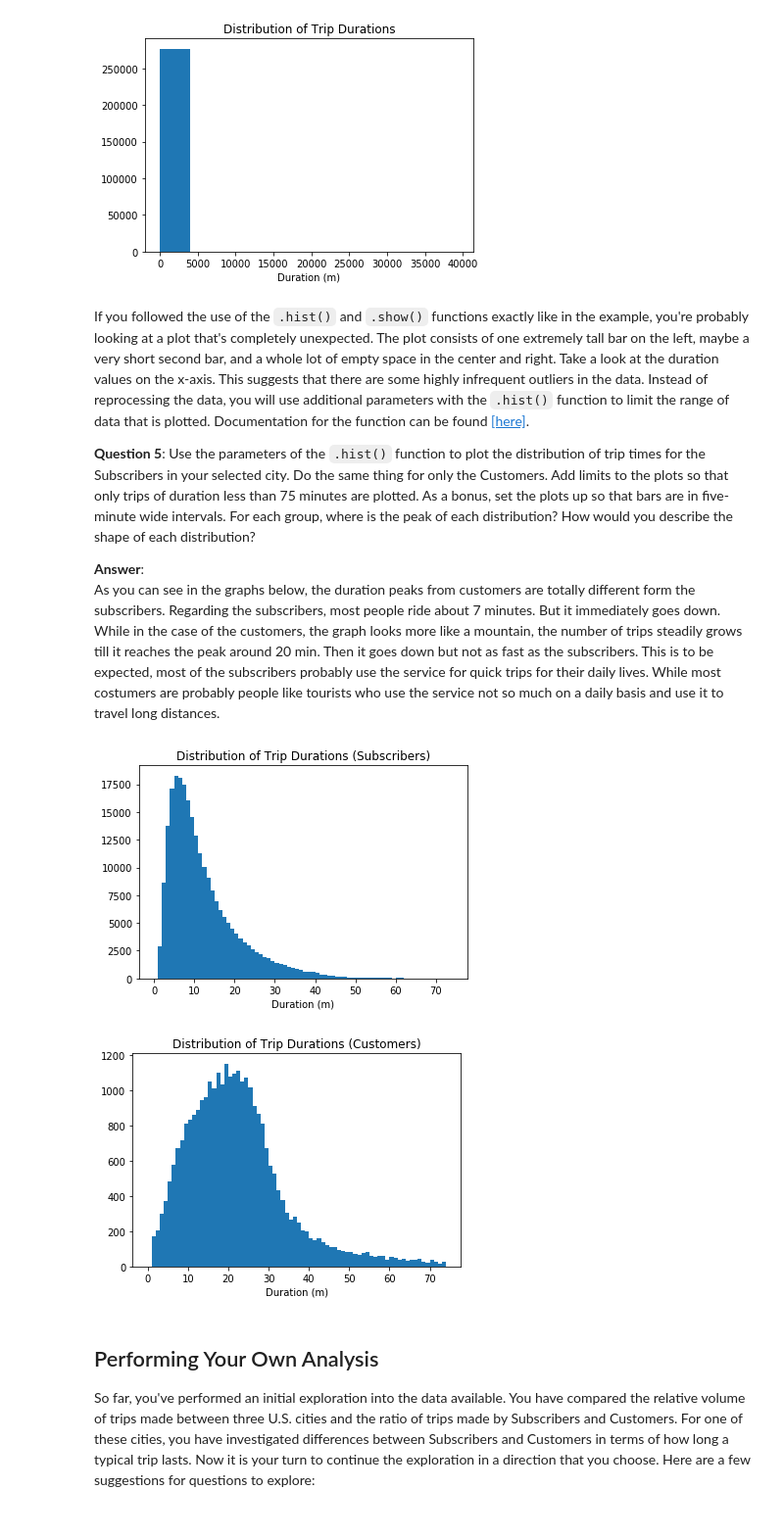
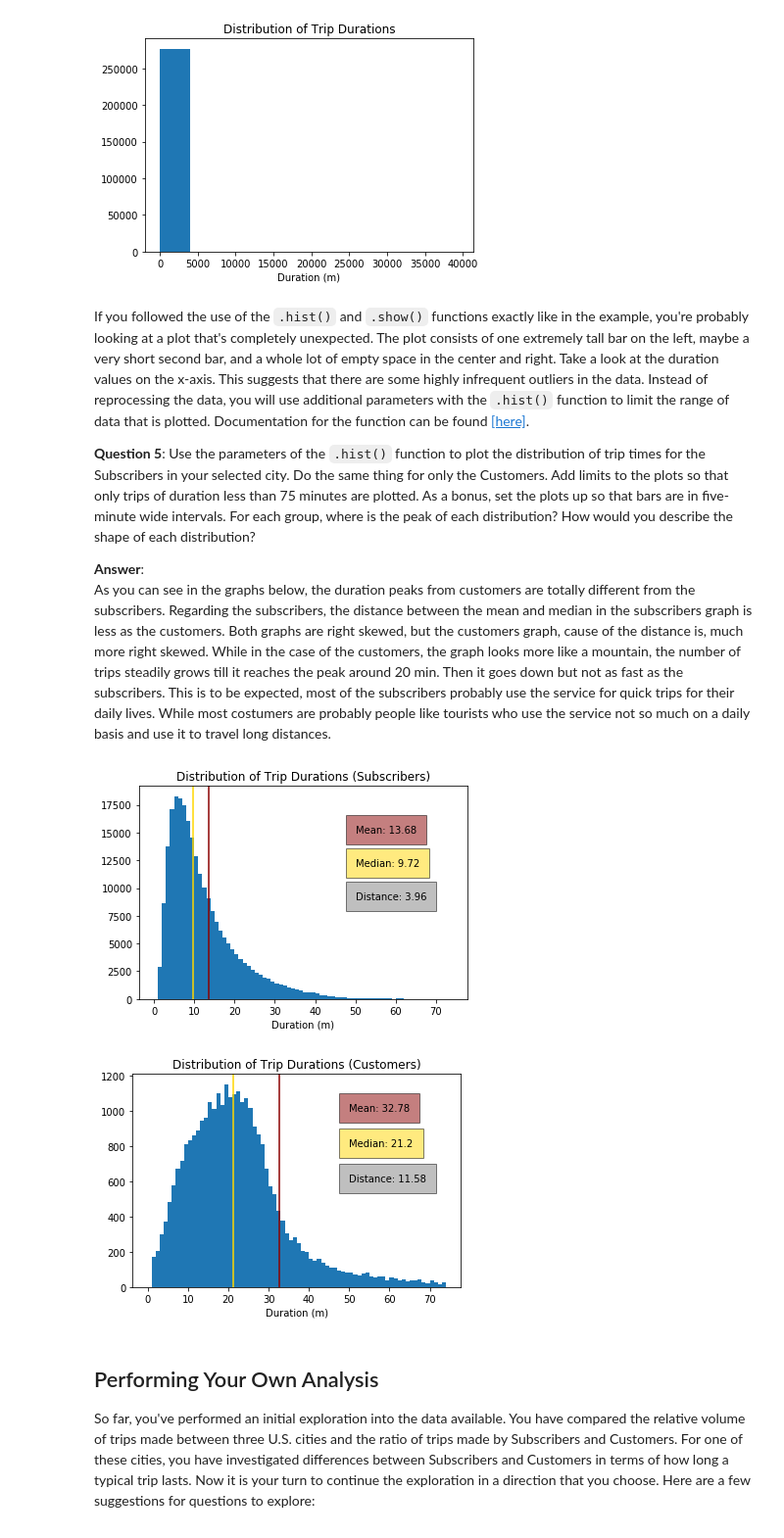
Before and after one commit to davincilisapaly/Udacity---Data-Analyst---Bike-Share-Data, a Jupyter notebook: Bike_Share_Analysis.ipynb, the cells around one changed output. Shown at 98% size. Cells and saved outputs as stored; diff of their text form; code cells hidden in the pictures.

```diff
--- a/Bike_Share_Analysis.ipynb
+++ b/Bike_Share_Analysis.ipynb
@@ -513,35 +515,53 @@ If you followed the use of the `.hist()` and `.show()` functions exactly like in
 **Question 5**: Use the parameters of the `.hist()` function to plot the distribution of trip times for the Subscribers in your selected city. Do the same thing for only the Customers. Add limits to the plots so that only trips of duration less than 75 minutes are plotted. As a bonus, set the plots up so that bars are in five-minute wide intervals. For each group, where is the peak of each distribution? How would you describe the shape of each distribution?
 
 **Answer**:
-As you can see in the graphs below, the duration peaks from customers are totally different form the subscribers. Regarding the subscribers, most people ride about 7 minutes. But it immediately goes down. While in the case of the customers, the graph looks more like a mountain, the number of trips steadily grows till it reaches the peak around 20 min. Then it goes down but not as fast as the subscribers. This is to be expected, most of the subscribers probably use the service for quick trips for their daily lives. While most costumers are probably people like tourists who use the service not so much on a daily basis and use it to travel long distances.
+As you can see in the graphs below, the duration peaks from customers are totally different from the subscribers. Regarding the subscribers, the distance between the mean and median in the subscribers graph is less as the customers. Both graphs are right skewed, but the customers graph, cause of the distance is, much more right skewed. While in the case of the customers, the graph looks more like a mountain, the number of trips steadily grows till it reaches the peak around 20 min. Then it goes down but not as fast as the subscribers. This is to be expected, most of the subscribers probably use the service for quick trips for their daily lives. While most costumers are probably people like tourists who use the service not so much on a daily basis and use it to travel long distances.
 # %%
 def dist_duration(filename):
     with open(filename, 'r') as f_in:
         reader = csv.DictReader(f_in)
-        array_subscriber = []
-        array_costumer = []
-        index = 0
+        list_subscriber = []
+        list_costumer = []
         for row in reader:
             if row['user_type'] == 'Subscriber':
-                array_subscriber.append(float(row['duration']))
+                list_subscriber.append(float(row['duration']))
             else:
-                array_costumer.append(float(row['duration']))
-    return array_subscriber, array_costumer
+                list_costumer.append(float(row['duration']))
+    return list_subscriber, list_costumer
+
+list_subscriber = dist_duration(data_file1)[0]
+list_costumer = dist_duration(data_file1)[1]
+
+mean_list_costumer = round(np.mean(list_costumer), 2)
+mean_list_subscriber = round(np.mean(list_subscriber), 2)
+
+median_list_costumer = round(np.median(list_costumer), 2)
+median_list_subscriber = round(np.median(list_subscriber), 2)
 
 %matplotlib inline
-plt.hist(dist_duration(data_file1)[0], bins=range(0, 75))
+plt.hist(list_subscriber, bins=range(0, 75))
+plt.axvline(np.mean(list_subscriber), color='darkred')
+plt.axvline(np.median(list_subscriber), color='gold')
+plt.text(50, 15000, 'Mean: {}'.format(mean_list_subscriber),bbox={'facecolor':'darkred', 'alpha':0.5, 'pad':10})
+plt.text(50, 12000, 'Median: {}'.format(median_list_subscriber),bbox={'facecolor':'gold', 'alpha':0.5, 'pad':10})
+plt.text(50, 9000, 'Distance: {}'.format(round(mean_list_subscriber-median_list_subscriber, 2)),bbox={'facecolor':'grey', 'alpha':0.5, 'pad':10})
 plt.title('Distribution of Trip Durations (Subscribers)')
 plt.xlabel('Duration (m)')
 plt.show()
 
 %matplotlib inline
-plt.hist(dist_duration(data_file1)[1], bins=range(0, 75))
+plt.hist(list_costumer, bins=range(0, 75))
+plt.axvline(np.mean(list_costumer), color='darkred')
+plt.axvline(np.median(list_costumer), color='gold')
+plt.text(50, 1000, 'Mean: {}'.format(mean_list_costumer),bbox={'facecolor':'darkred', 'alpha':0.5, 'pad':10})
+plt.text(50, 800, 'Median: {}'.format(median_list_costumer),bbox={'facecolor':'gold', 'alpha':0.5, 'pad':10})
+plt.text(50, 600, 'Distance: {}'.format(round(mean_list_costumer-median_list_costumer, 2)),bbox={'facecolor':'grey', 'alpha':0.5, 'pad':10})
 plt.title('Distribution of Trip Durations (Customers)')
 plt.xlabel('Duration (m)')
 plt.show()
 # %% [output]
-[figure, old version]
+[figure, new version]
-[figure, old version]
+[figure, new version]
 # %% [markdown]
 <a id='eda_continued'></a>
 ## Performing Your Own Analysis
```
Also changed, not shown: parts of 11 cells of this notebook, 1 other file.
